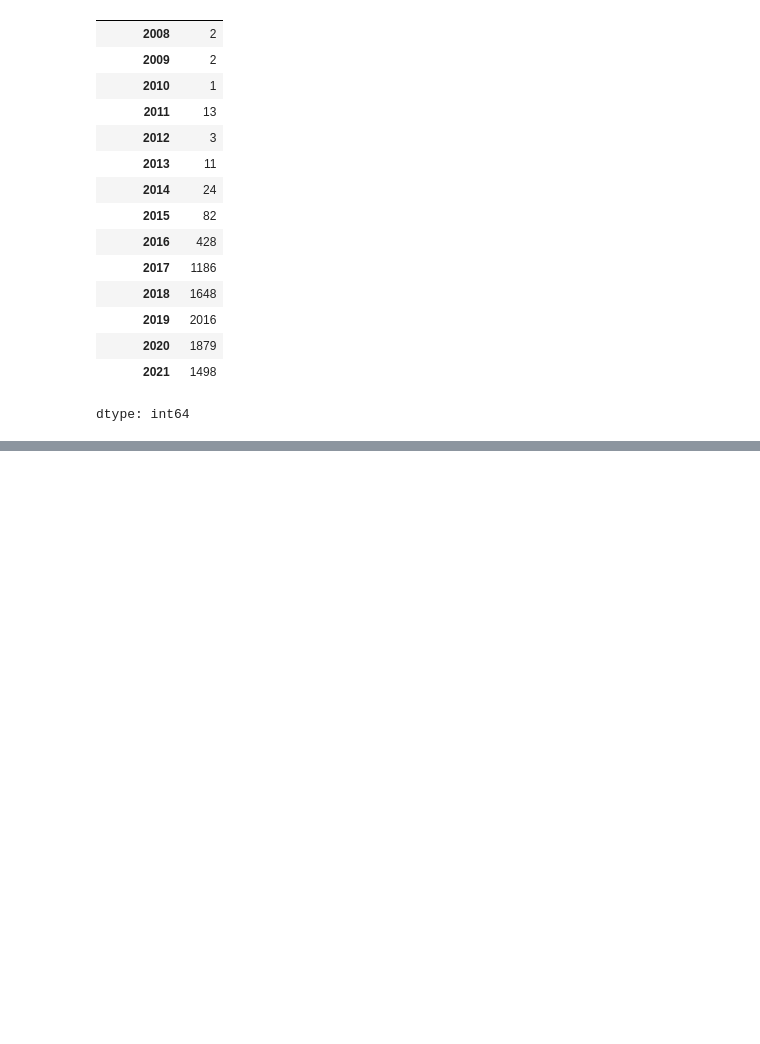
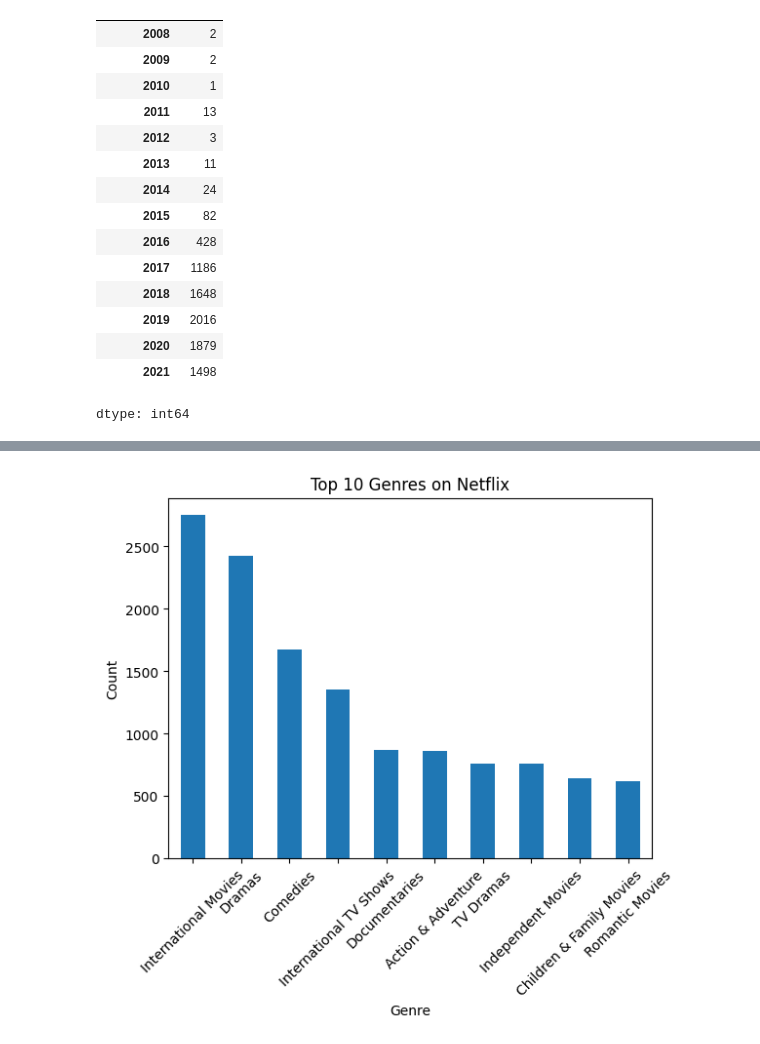
Before and after one commit to leeeshart/Netflix-data-analysis-, a Jupyter notebook: Netflix_and_movies_analysis.ipynb, the cells around one changed output, grey strips where cells are left out. Saved outputs shown, nothing was run; the diff lists cells and outputs as text; code cells hidden in the pictures; blank space fills up the shorter version.

```diff
--- a/Netflix_and_movies_analysis.ipynb
+++ b/Netflix_and_movies_analysis.ipynb
@@ -171,0 +173,8 @@ SyntaxError: invalid syntax (4009872787.py, line 2)
+# %%
+# split genres and count them
+genre_counts = df['listed_in'].str.split(',').explode().str.strip().value_counts()
+
+# top 10 genres
+top_genres = genre_counts.head(10)
+
+top_genres
@@ -171,0 +195,11 @@ SyntaxError: invalid syntax (4009872787.py, line 2)
+# %%
+top_genres.plot(kind='bar')
+
+plt.title("Top 10 Genres on Netflix")
+plt.xlabel("Genre")
+plt.ylabel("Count")
+plt.xticks(rotation=45)
+
+plt.show()
+# %% [output]
+[figure, added]
```
Also changed, not shown: parts of 26 cells of this notebook.
